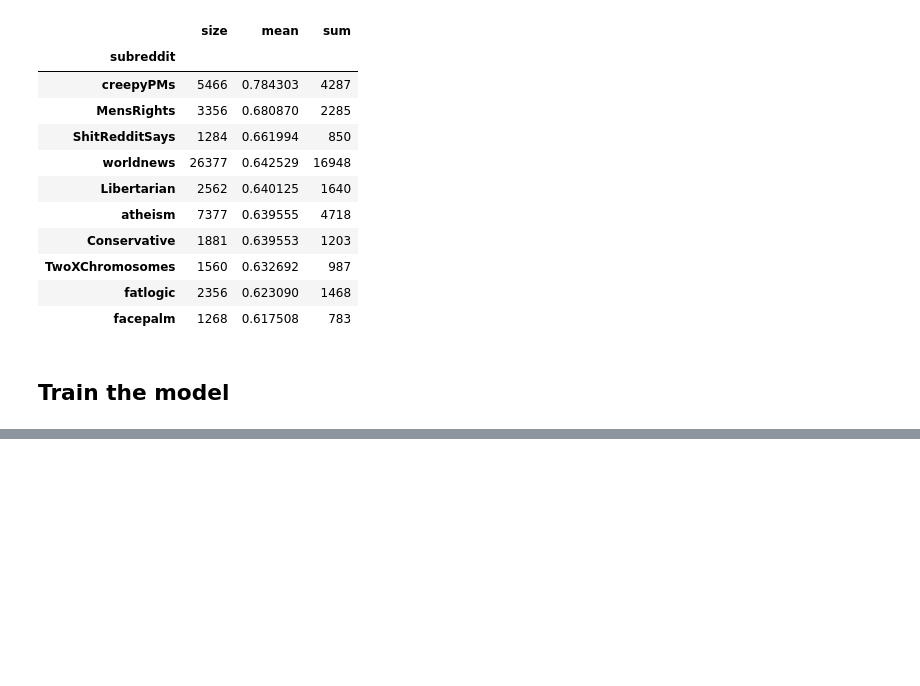
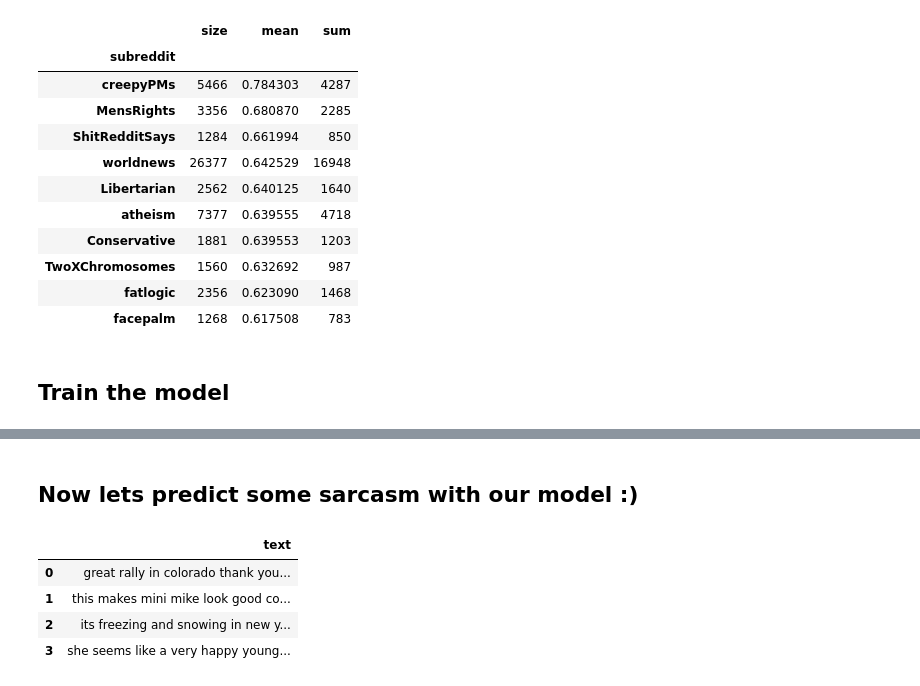
Before and after one commit to valazeinali/Natural-Language-Processing-, a Jupyter notebook: SarcasmDetection.ipynb, the cells around one changed output, grey strips where cells are left out. Saved outputs shown, nothing was run; the diff lists cells and outputs as text; code cells hidden in the pictures; blank space fills up the shorter version.

```diff
--- a/SarcasmDetection.ipynb
+++ b/SarcasmDetection.ipynb
@@ -373,0 +513,16 @@ sub_df[sub_df['size'] > 1000].sort_values(by='mean', ascending=False).head(10)
+# %% [markdown]
+## Now lets predict some sarcasm with our model :)
+# %%
+full_df1 = pd.read_csv("predict.csv")
+
+df1 = full_df1[["text"]]
+df1["text"] = df1["text"].astype(str) #declaring the contents in the col --
+#--> "text" as a string variable.
+
+full_df1.head() # lets see what our rows and cols look like.
+# %% [output]
+|  | text |
+| 0 | great rally in colorado thank you... |
+| 1 | this makes mini mike look good co... |
+| 2 | its freezing and snowing in new y... |
+| 3 | she seems like a very happy young... |
```
Also changed, not shown: parts of 20 cells of this notebook.
